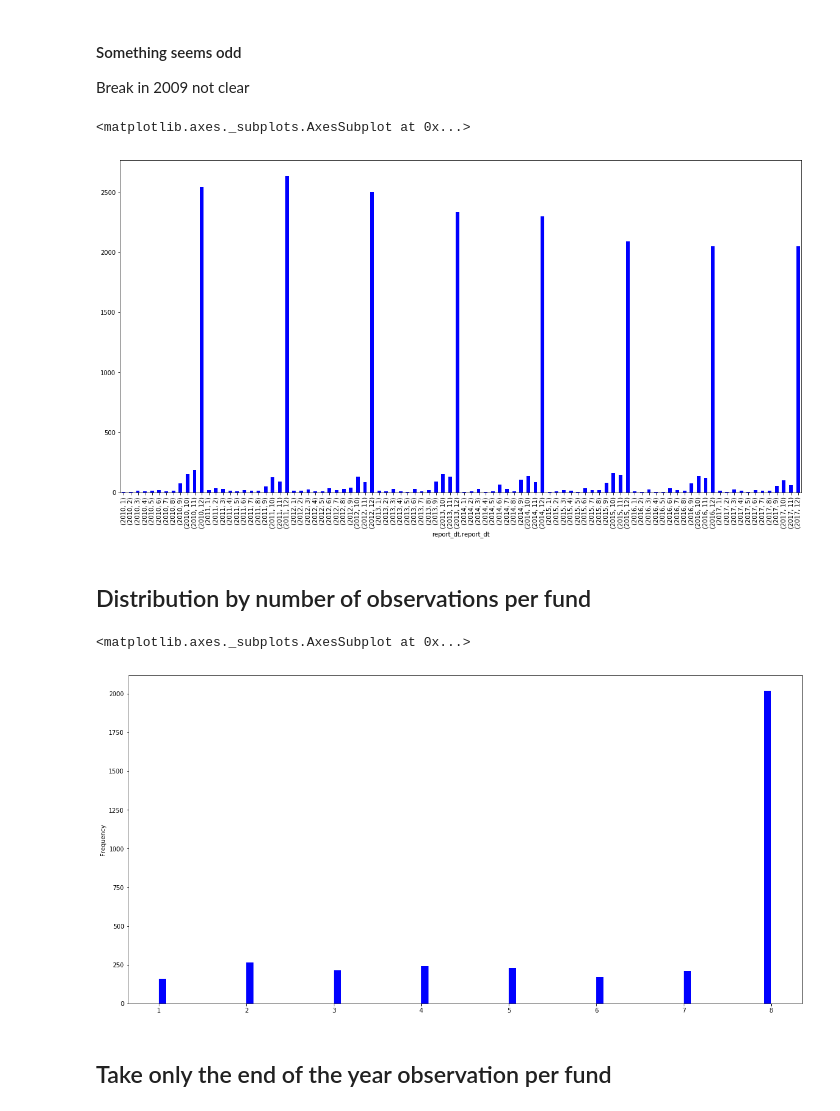
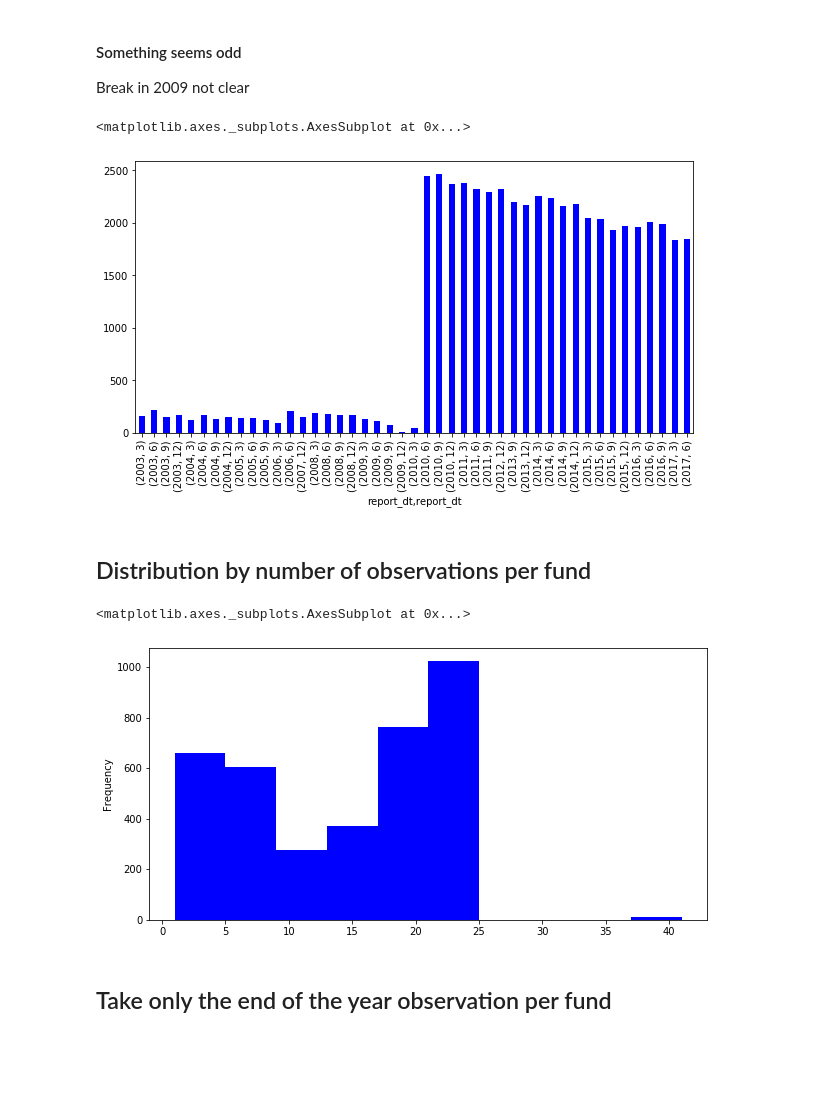
Before and after one commit to Amglex/Mutual-Funds, a Jupyter notebook: notebooks/031 - Analysis of fund_info.ipynb, the cells around one changed output. Saved outputs shown, nothing was run; the diff lists cells and outputs as text; code cells hidden in the pictures; blank space fills up the shorter version.

```diff
--- a/notebooks/031 - Analysis of fund_info.ipynb
+++ b/notebooks/031 - Analysis of fund_info.ipynb
@@ -12,5 +18,5 @@ end_date   = '2017-12-31'
 # %%
-path = '../data/processed/holdings_summary_s.feather'
+path = '../data/processed/row_info.feather'
 info_df = feather.read_dataframe(path)
 # %%
-info_df = info_df[(info_df.report_dt >= begin_date) & (info_df.report_dt <= end_date)]
+info_df = info_df.query('report_dt >= @begin_date and report_dt <= @end_date')
@@ -19,3 +23 @@ TypeError: '>=' not supported between instances of 'datetime.date' and 'str'
-# %%
-info_df[['lipper_class','cap_class','style_class']] = info_df[['lipper_class','cap_class','style_class']].astype('category')
 # %%
@@ -66,33 +51,33 @@ Break in 2009 not clear
 # %%
 # Analysis of selected funds
 
 ## Distribution by date(info_df["report_dt"]
-(info_df["port_no"]
+(info_df["crsp_portno"]
     .groupby([
          info_df["report_dt"].dt.year,
          info_df["report_dt"].dt.month
      ])
      .nunique()
      .plot(kind="bar",
            color = 'b',
-           figsize=(20,10)))
+           figsize=(10,5)))
 # %% [output]
 <matplotlib.axes._subplots.AxesSubplot at 0x...>
-[figure, old version]
+[figure, new version]
 # %% [markdown]
 ## Distribution by number of observations per fund
 # %%
-(info_df["port_no"]
+(info_df["crsp_portno"]
      .groupby([
-         info_df["port_no"],
+         info_df["crsp_portno"],
      ])
      .count()
      .plot(kind="hist",
-           bins = 84,
+#           bins = 84,
            color = 'b',
-           figsize=(20,10)))
+           figsize=(10,5)))
 # %% [output]
 <matplotlib.axes._subplots.AxesSubplot at 0x...>
-[figure, old version]
+[figure, new version]
 # %% [markdown]
 ## Take only the end of the year observation per fund
```
Also changed, not shown: parts of 32 cells of this notebook, 4 other files.
